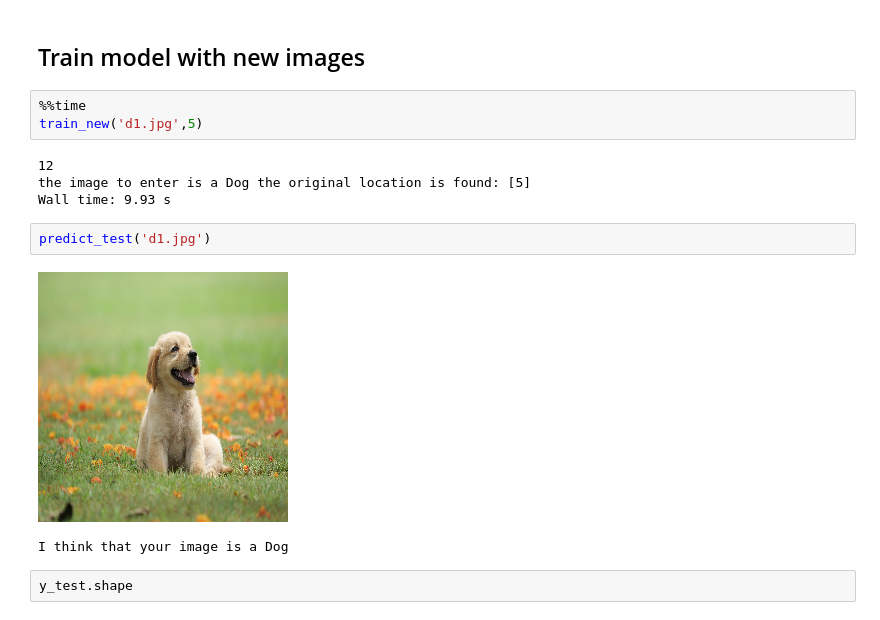
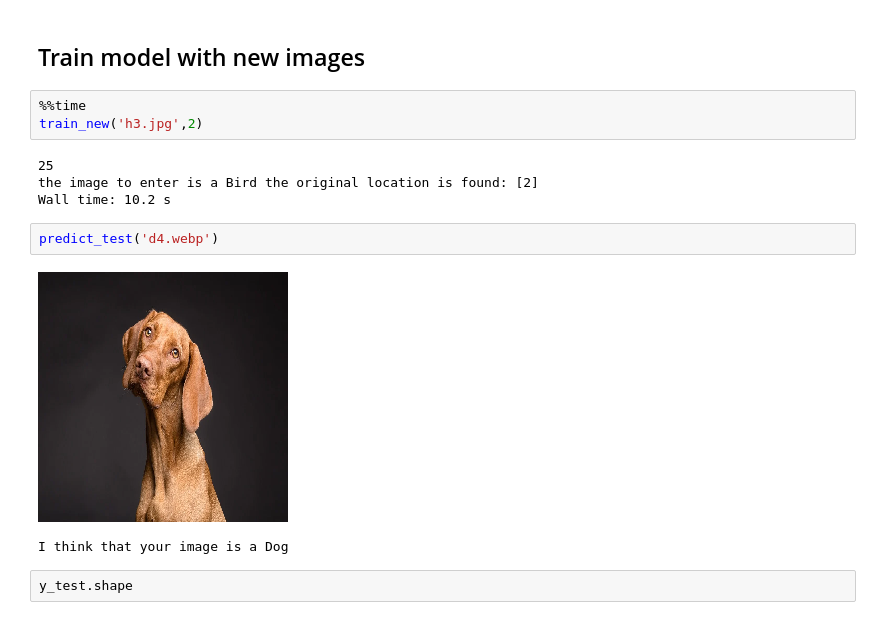
Before and after one commit to ahmadasmandar/python_tutorials, a Jupyter notebook: machine/Ahmad_model.ipynb, the cells around one changed output. Saved outputs shown, nothing was run; the diff lists cells and outputs as text.

```diff
--- a/machine/Ahmad_model.ipynb
+++ b/machine/Ahmad_model.ipynb
@@ -223,16 +226,16 @@ def predict_test(image_file):
 ## Train model with new images
 # %%
 %%time
-train_new('d1.jpg',5)
+train_new('h3.jpg',2)
 # %% [output]
-12
-the image to enter is a Dog the original location is found: [5]
-Wall time: 9.93 s
+25
+the image to enter is a Bird the original location is found: [2]
+Wall time: 10.2 s
-# %%
-predict_test('d1.jpg')
-# %% [output]
-[figure, removed]
-I think that your image is a Dog
+# %%
+predict_test('d4.webp')
+# %% [output]
+[figure, added]
+I think that your image is a Dog
 # %%
 y_test.shape
 # %% [output]
```
Also changed, not shown: parts of 3 cells of this notebook, 2 other files.
